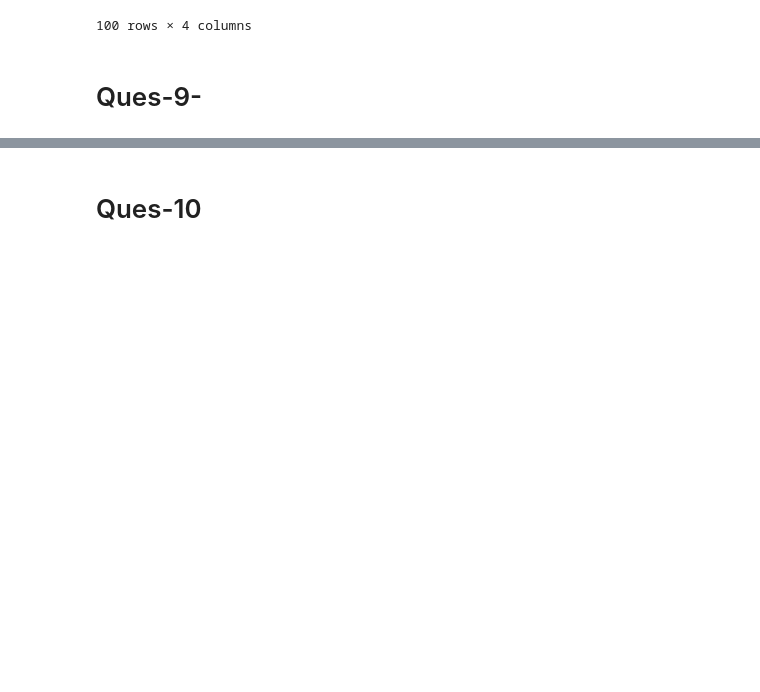
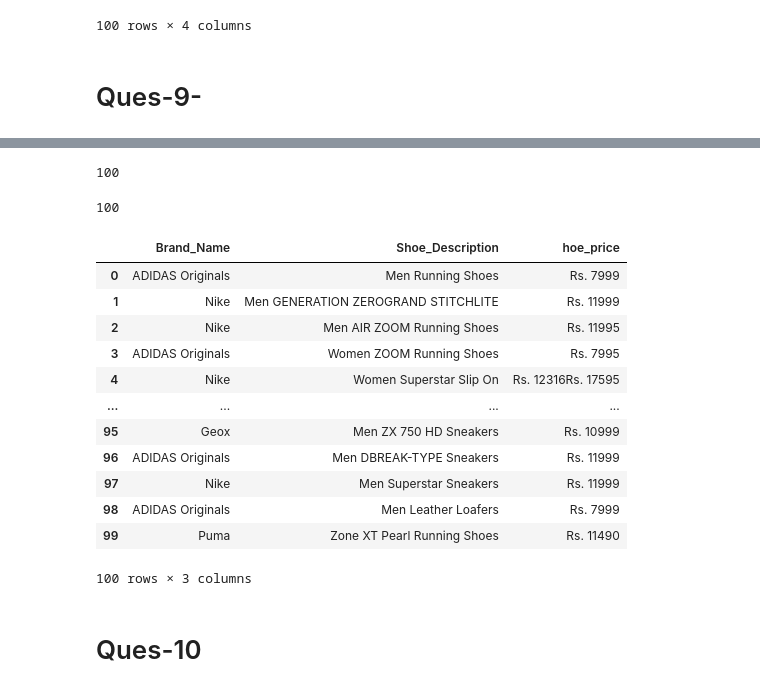
Before and after one commit to AkshayDat/INTERNSHIP_PROJECTS, a Jupyter notebook: project_3_web_scraping_assingment_2.ipynb, the cells around one changed output, grey strips where cells are left out. Drawn from its saved outputs; the diff is of its cells as text; code cells hidden in the pictures; blank space fills up the shorter version.

```diff
--- a/project_3_web_scraping_assingment_2.ipynb
+++ b/project_3_web_scraping_assingment_2.ipynb
@@ -1025,3 +1039,49 @@ t.find_element_by_xpath("//div[@class='common-checkboxIndicator']").click()
+# %%
+for i in url_list1:
+    driver.get(i)
+
+    #extracting shoe description web element from the webpage
+    for j in driver.find_elements_by_xpath("//h4[@class='product-product']"):
+        dis=j.text
+        Shoe_Description.append(dis)
+# %%
+len(Shoe_Description)
+# %% [output]
+100
+# %%
+for i in url_list1:
+    driver.get(i)
+
+    #extracting shoe description web element from the webpage
+    for j in driver.find_elements_by_xpath("//div[@class='product-price']/span[1]"):
+        dis=j.text
+        Shoe_price.append(dis)
+# %%
+len(Shoe_price)
+# %% [output]
+100
+# %%
+Shoe_Df=pd.DataFrame({})
+# %%
+Shoe_Df['Brand_Name']=Brand_Name
+Shoe_Df['Shoe_Description']=Shoe_Description
+Shoe_Df['hoe_price']=Shoe_price
+# %%
+Shoe_Df
+# %% [output]
+|  | Brand_Name | Shoe_Description | hoe_price |
+| 0 | ADIDAS Originals | Men Running Shoes | Rs. 7999 |
+| 1 | Nike | Men GENERATION ZEROGRAND STITCHLITE | Rs. 11999 |
+| 2 | Nike | Men AIR ZOOM Running Shoes | Rs. 11995 |
+| 3 | ADIDAS Originals | Women ZOOM Running Shoes | Rs. 7995 |
+| 4 | Nike | Women Superstar Slip On | Rs. 12316Rs. 17595 |
+| ... | ... | ... | ... |
+| 95 | Geox | Men ZX 750 HD Sneakers | Rs. 10999 |
+| 96 | ADIDAS Originals | Men DBREAK-TYPE Sneakers | Rs. 11999 |
+| 97 | Nike | Men Superstar Sneakers | Rs. 11999 |
+| 98 | ADIDAS Originals | Men Leather Loafers | Rs. 7999 |
+| 99 | Puma | Zone XT Pearl Running Shoes | Rs. 11490 |
+100 rows × 3 columns
 # %%
 driver.close()
 # %% [markdown]
```
Also changed, not shown: parts of 12 cells of this notebook.
